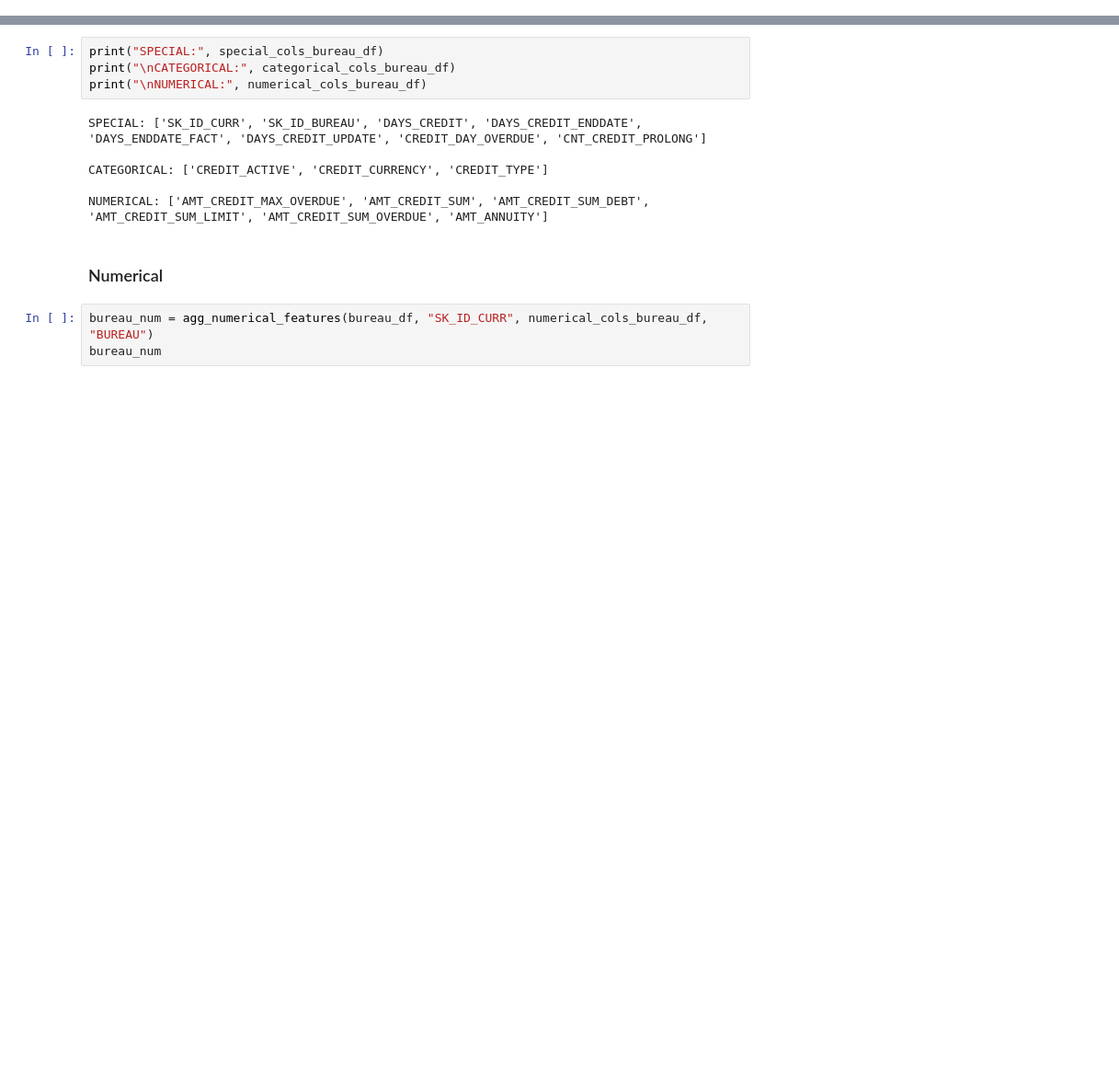
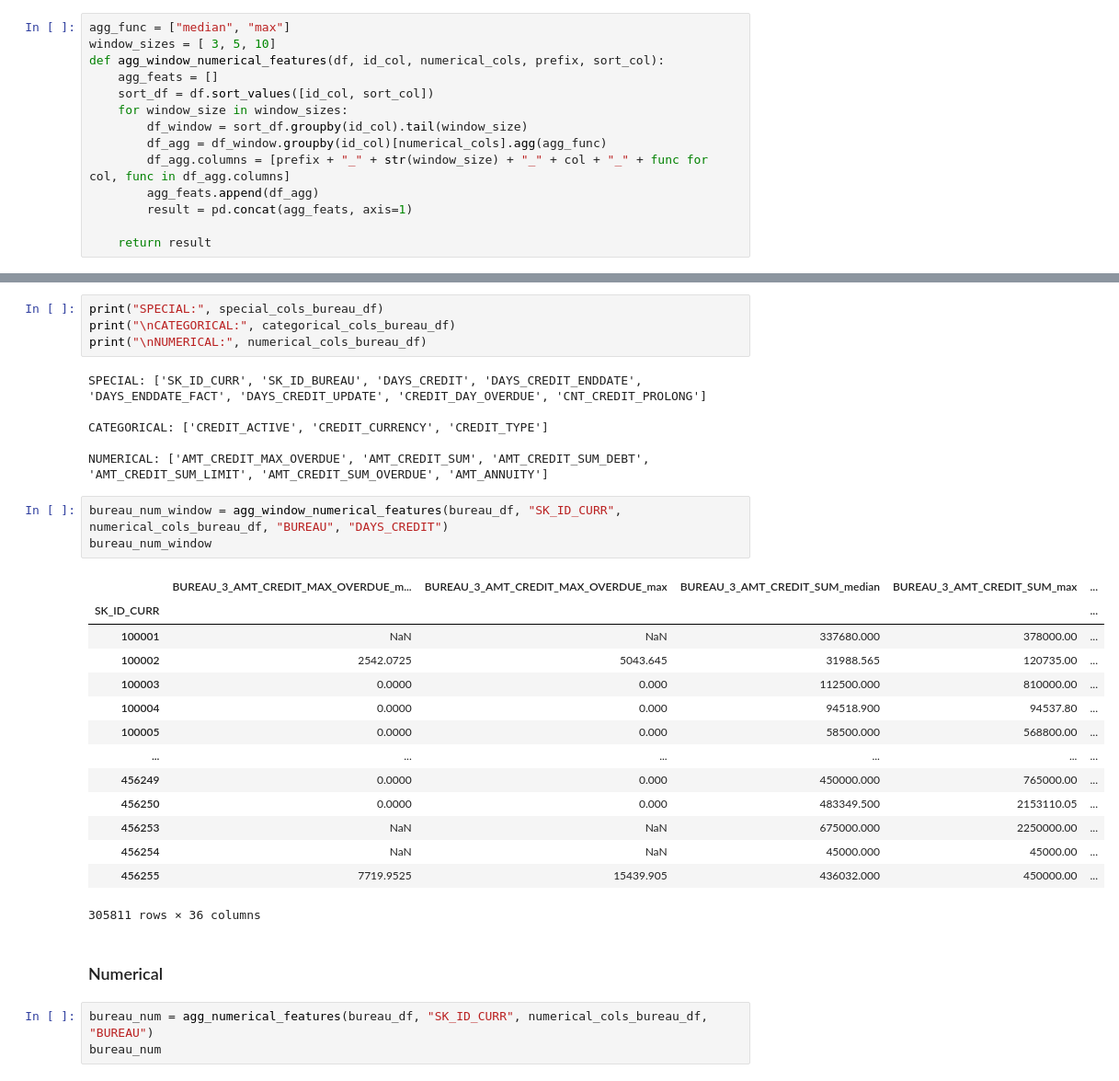
Before and after one commit to USL99/home-credit-default-risk, a Jupyter notebook: notebooks/03_feature_engineering.ipynb, the cells around one changed output, grey strips where cells are left out. Shown at 92% size. Drawn from its saved outputs; the diff is of its cells as text; blank space fills up the shorter version.

```diff
--- a/notebooks/03_feature_engineering.ipynb
+++ b/notebooks/03_feature_engineering.ipynb
@@ -50,6 +50,20 @@ def agg_numerical_features(df, id_col, numerical_cols, prefix):
     result = (df.groupby(id_col)[numerical_cols].agg(agg_func))
     result.columns = [prefix + "_" + col + "_" + func for col, func in result.columns]
     return result
+# %%
+agg_func = ["median", "max"]
+window_sizes = [ 3, 5, 10]
+def agg_window_numerical_features(df, id_col, numerical_cols, prefix, sort_col):
+    agg_feats = []
+    sort_df = df.sort_values([id_col, sort_col])
+    for window_size in window_sizes:
+        df_window = sort_df.groupby(id_col).tail(window_size)
+        df_agg = df_window.groupby(id_col)[numerical_cols].agg(agg_func)
+        df_agg.columns = [prefix + "_" + str(window_size) + "_" + col + "_" + func for col, func in df_agg.columns]
+        agg_feats.append(df_agg)
+        result = pd.concat(agg_feats, axis=1)
+
+    return result
 # %% [markdown]
 For example:
 # %%
@@ -163,6 +177,24 @@ SPECIAL: ['SK_ID_CURR', 'SK_ID_BUREAU', 'DAYS_CREDIT', 'DAYS_CREDIT_ENDDATE', 'D
 CATEGORICAL: ['CREDIT_ACTIVE', 'CREDIT_CURRENCY', 'CREDIT_TYPE']
 
 NUMERICAL: ['AMT_CREDIT_MAX_OVERDUE', 'AMT_CREDIT_SUM', 'AMT_CREDIT_SUM_DEBT', 'AMT_CREDIT_SUM_LIMIT', 'AMT_CREDIT_SUM_OVERDUE', 'AMT_ANNUITY']
+# %%
+bureau_num_window = agg_window_numerical_features(bureau_df, "SK_ID_CURR", numerical_cols_bureau_df, "BUREAU", "DAYS_CREDIT")
+bureau_num_window
+# %% [output]
+|  | BUREAU_3_AMT_CREDIT_MAX_OVERDUE_m... | BUREAU_3_AMT_CREDIT_MAX_OVERDUE_max | BUREAU_3_AMT_CREDIT_SUM_median | BUREAU_3_AMT_CREDIT_SUM_max | ... |
+| SK_ID_CURR |  |  |  |  | ... |
+| 100001 | NaN | NaN | 337680.000 | 378000.00 | ... |
+| 100002 | 2542.0725 | 5043.645 | 31988.565 | 120735.00 | ... |
+| 100003 | 0.0000 | 0.000 | 112500.000 | 810000.00 | ... |
+| 100004 | 0.0000 | 0.000 | 94518.900 | 94537.80 | ... |
+| 100005 | 0.0000 | 0.000 | 58500.000 | 568800.00 | ... |
+| ... | ... | ... | ... | ... | ... |
+| 456249 | 0.0000 | 0.000 | 450000.000 | 765000.00 | ... |
+| 456250 | 0.0000 | 0.000 | 483349.500 | 2153110.05 | ... |
+| 456253 | NaN | NaN | 675000.000 | 2250000.00 | ... |
+| 456254 | NaN | NaN | 45000.000 | 45000.00 | ... |
+| 456255 | 7719.9525 | 15439.905 | 436032.000 | 450000.00 | ... |
+305811 rows × 36 columns
 # %% [markdown]
 ### Numerical
 # %%
```
Also changed, not shown: parts of 1 cell of this notebook, 1 other file.
